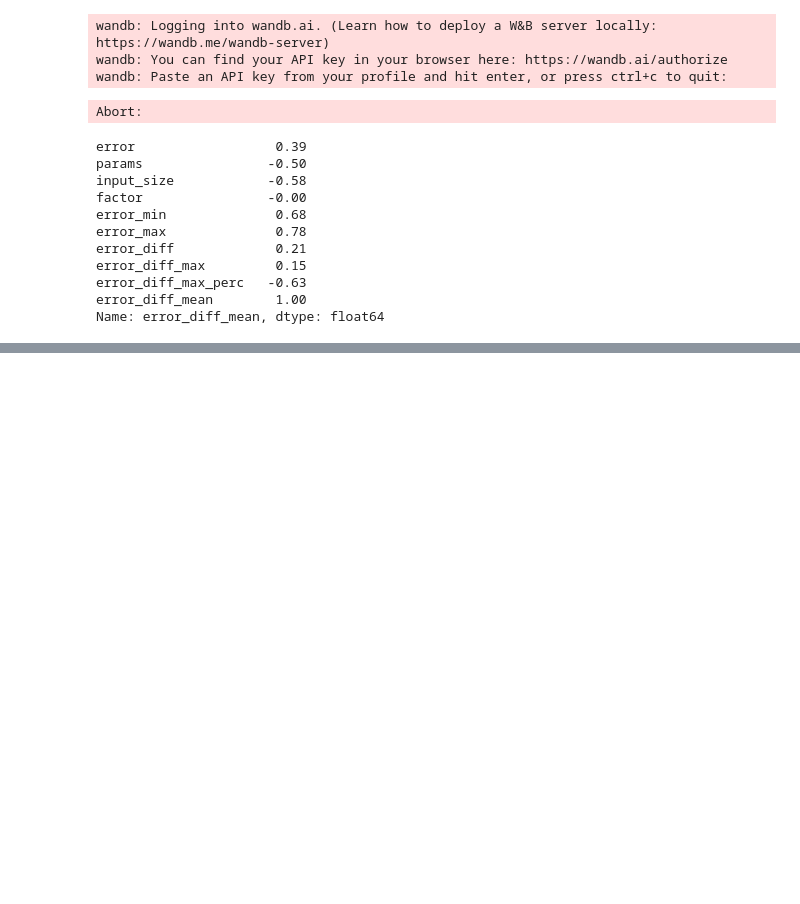
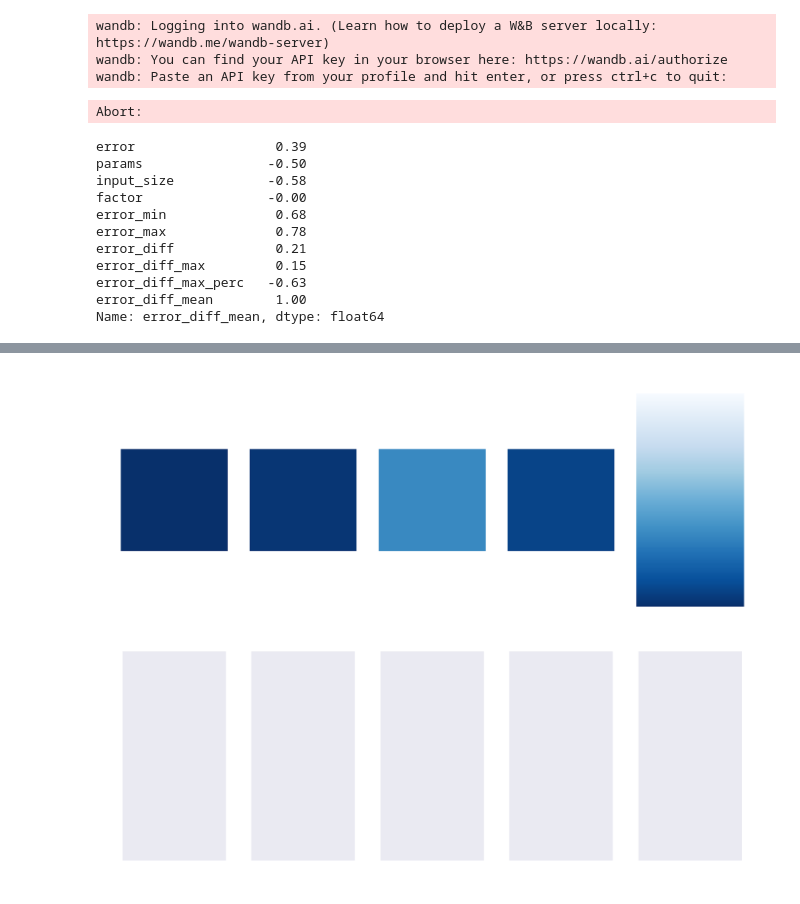
Before and after one commit to PetrDvoracek/wcci_distortions, a Jupyter notebook: evaluation.ipynb, the cells around one changed output, grey strips where cells are left out. Saved outputs shown, nothing was run; the diff lists cells and outputs as text; code cells hidden in the pictures; blank space fills up the shorter version.

```diff
--- a/evaluation.ipynb
+++ b/evaluation.ipynb
@@ -292,0 +904,25 @@ baselines = df[df["factor"] == 0.0]
+# %%
+import numpy as np
+import seaborn as sns
+import matplotlib.pyplot as plt
+
+MAPPING_DICT = {"P": 0, "A": 1, "C": 2, "S": 3}
+l2_distances = {"P": np.random.rand(10, 10), "A": np.random.rand(10, 10), "C": np.random.rand(10, 10),
+                "S": np.random.rand(10, 10)}
+
+fig, axes = plt.subplots(nrows=2, ncols=5, sharex=False, sharey=False, figsize=(16, 8),
+                         gridspec_kw={'width_ratios': [10, 10, 10, 10, 1]})
+shax = axes[0, 0].get_shared_x_axes()
+shay = axes[0, 0].get_shared_y_axes()
+for ax in axes[:, :-1].ravel():
+    shax.join(axes[0, 0], ax)
+    shay.join(axes[0, 0], ax)
+for row in range(axes.shape[0]):
+    for env_name in l2_distances:
+        l2_dist_matrix = l2_distances[env_name]
+        print(env_name, l2_dist_matrix.shape)
+        cbar_flag = True if MAPPING_DICT[env_name] == 3 else False
+        sns.heatmap(l2_dist_matrix, ax=axes[row, MAPPING_DICT[env_name]], linewidths=0.2, square=True,
+                    cbar=cbar_flag, cbar_ax=axes[row, -1], cmap="Blues", xticklabels=False, yticklabels=False,
+                    robust=True)
+plt.show()
@@ -292,0 +932,13 @@ baselines = df[df["factor"] == 0.0]
+# %%
+import seaborn as sns
+import matplotlib.pyplot as plt
+
+MAPPING_DICT = {"P": 0, "A": 1, "C": 2, "S": 3}
+
+fig, axes = plt.subplots(2,5, sharex=True, sharey=True)
+for env_name in l2_distances:
+    l2_dist_matrix = l2_distances[env_name]
+    cbar_flag = True if MAPPING_DICT[env_name]==3 else False
+    sns.heatmap(l2_dist_matrix, ax=axes[0, MAPPING_DICT[env_name]], linewidths=0.2, square=True, cbar=cbar_flag, cbar_ax=axes[0,4], cmap="Blues", xticklabels=False, yticklabels=False, robust=True)
+# %% [output]
+[figure, added]
```
Also changed, not shown: parts of 20 cells of this notebook.
